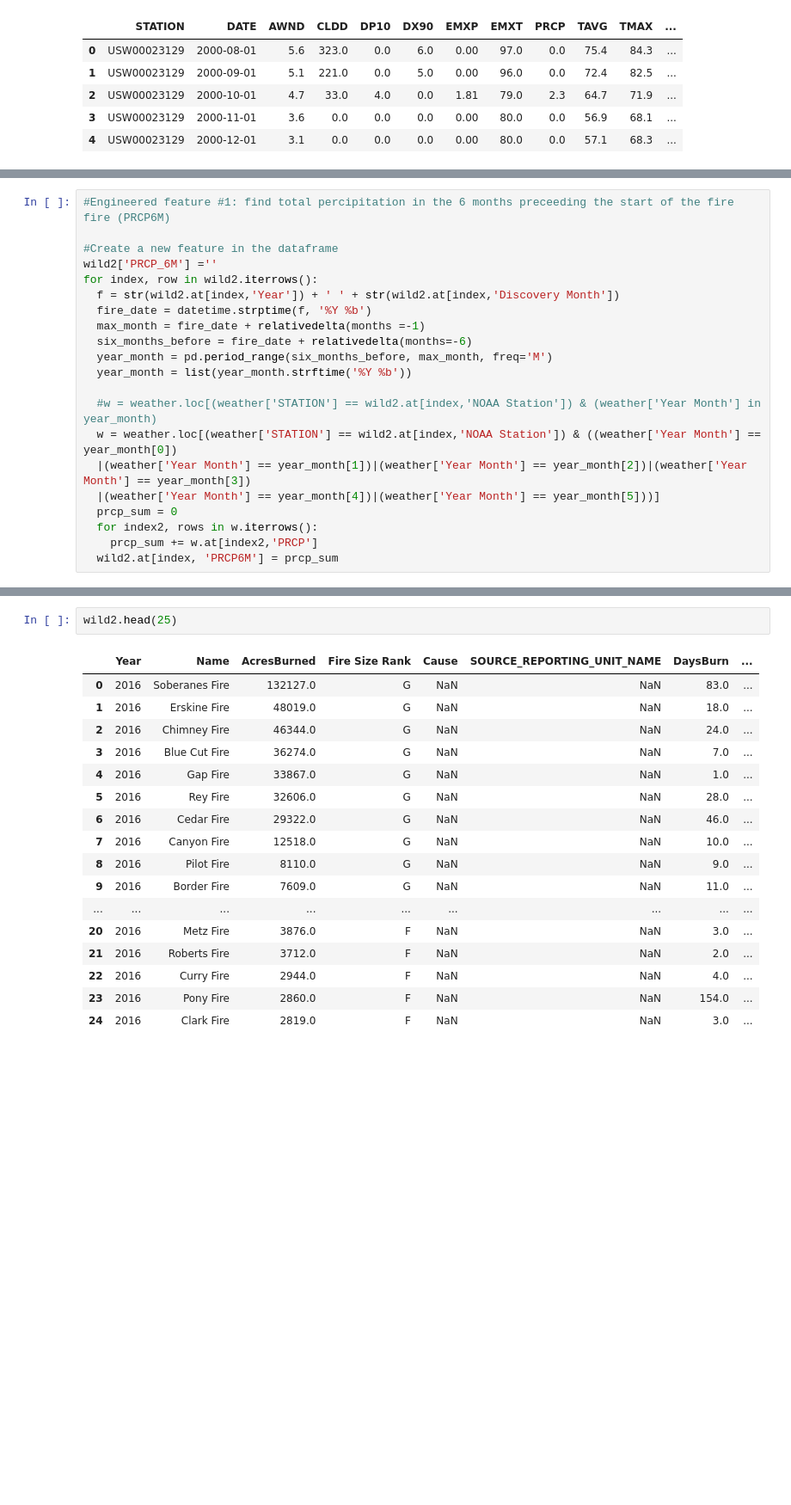
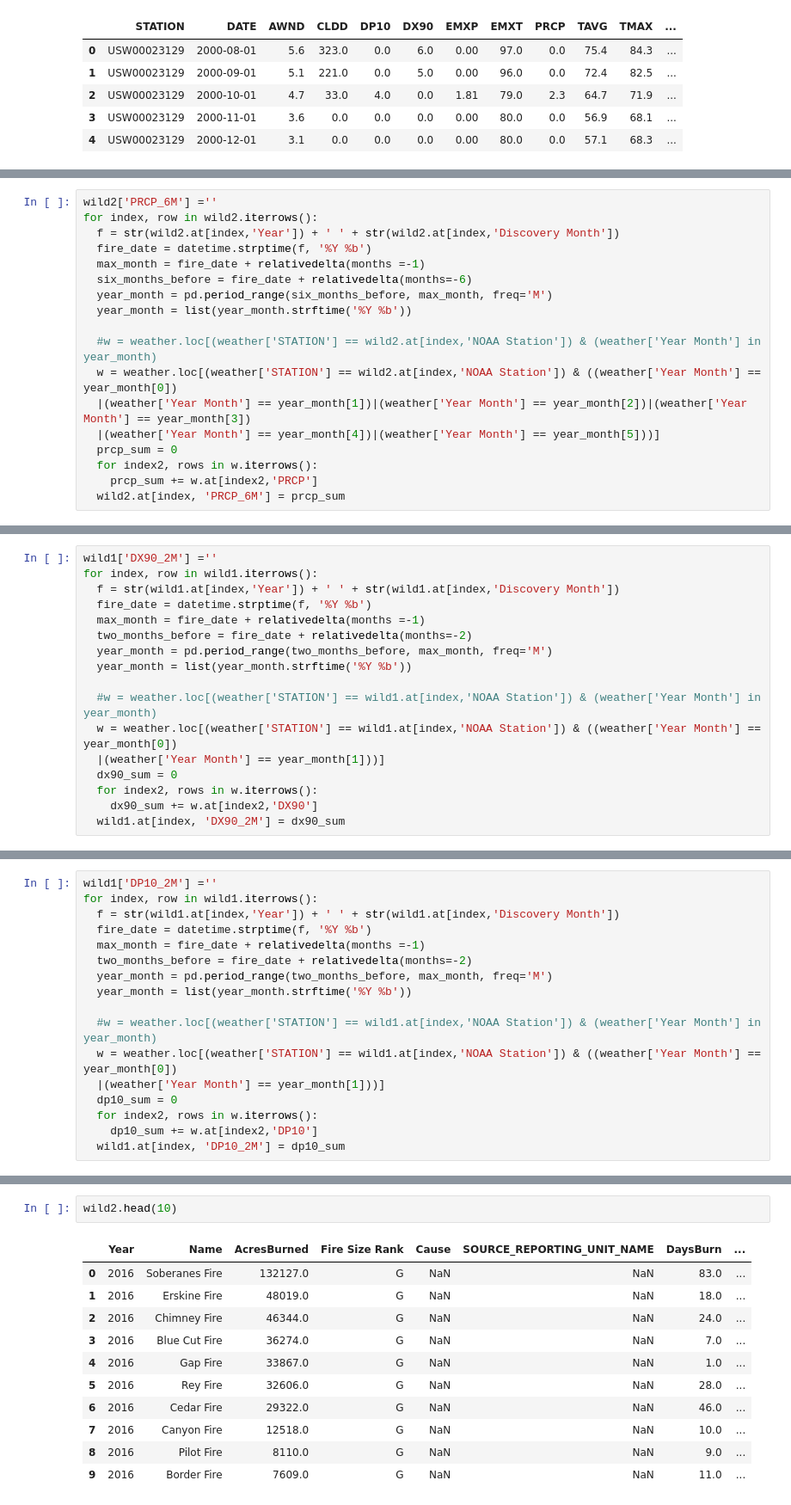
Before and after one commit to mnocerino23/Wildfire-Forecaster, a Jupyter notebook: NOAA_weatherdata.ipynb, the cells around one changed output, grey strips where cells are left out. Shown at 86% size. Cells and saved outputs as stored; diff of their text form; blank space fills up the shorter version.

```diff
--- a/NOAA_weatherdata.ipynb
+++ b/NOAA_weatherdata.ipynb
@@ -438,7 +432,4 @@ weather.head()
 # %%
-#Engineered feature #1: find total percipitation in the 6 months preceeding the start of the fire fire (PRCP6M)
-
-#Create a new feature in the dataframe
 wild2['PRCP_6M'] =''
 for index, row in wild2.iterrows():
   f = str(wild2.at[index,'Year']) + ' ' + str(wild2.at[index,'Discovery Month'])
@@ -455,4 +446,4 @@ for index, row in wild2.iterrows():
   prcp_sum = 0
   for index2, rows in w.iterrows():
     prcp_sum += w.at[index2,'PRCP']
-  wild2.at[index, 'PRCP6M'] = prcp_sum
+  wild2.at[index, 'PRCP_6M'] = prcp_sum
@@ -478 +490,18 @@ for index, row in wild2.iterrows():
+# %%
+wild1['DX90_2M'] =''
+for index, row in wild1.iterrows():
+  f = str(wild1.at[index,'Year']) + ' ' + str(wild1.at[index,'Discovery Month'])
+  fire_date = datetime.strptime(f, '%Y %b')
+  max_month = fire_date + relativedelta(months =-1)
+  two_months_before = fire_date + relativedelta(months=-2)
+  year_month = pd.period_range(two_months_before, max_month, freq='M')
+  year_month = list(year_month.strftime('%Y %b'))
+
+  #w = weather.loc[(weather['STATION'] == wild1.at[index,'NOAA Station']) & (weather['Year Month'] in year_month)
+  w = weather.loc[(weather['STATION'] == wild1.at[index,'NOAA Station']) & ((weather['Year Month'] == year_month[0])
+  |(weather['Year Month'] == year_month[1]))]
+  dx90_sum = 0
+  for index2, rows in w.iterrows():
+    dx90_sum += w.at[index2,'DX90']
+  wild1.at[index, 'DX90_2M'] = dx90_sum
 # %%
@@ -496 +526,18 @@ for index, row in wild2.iterrows():
+# %%
+wild1['DP10_2M'] =''
+for index, row in wild1.iterrows():
+  f = str(wild1.at[index,'Year']) + ' ' + str(wild1.at[index,'Discovery Month'])
+  fire_date = datetime.strptime(f, '%Y %b')
+  max_month = fire_date + relativedelta(months =-1)
+  two_months_before = fire_date + relativedelta(months=-2)
+  year_month = pd.period_range(two_months_before, max_month, freq='M')
+  year_month = list(year_month.strftime('%Y %b'))
+
+  #w = weather.loc[(weather['STATION'] == wild1.at[index,'NOAA Station']) & (weather['Year Month'] in year_month)
+  w = weather.loc[(weather['STATION'] == wild1.at[index,'NOAA Station']) & ((weather['Year Month'] == year_month[0])
+  |(weather['Year Month'] == year_month[1]))]
+  dp10_sum = 0
+  for index2, rows in w.iterrows():
+    dp10_sum += w.at[index2,'DP10']
+  wild1.at[index, 'DP10_2M'] = dp10_sum
 # %%
@@ -514,20 +575,14 @@ for index, row in wild2.iterrows():
 # %%
-wild2.head(25)
+wild2.head(10)
 # %% [output]
 |  | Year | Name | AcresBurned | Fire Size Rank | Cause | SOURCE_REPORTING_UNIT_NAME | DaysBurn | ... |
 | 0 | 2016 | Soberanes Fire | 132127.0 | G | NaN | NaN | 83.0 | ... |
 | 1 | 2016 | Erskine Fire | 48019.0 | G | NaN | NaN | 18.0 | ... |
 | 2 | 2016 | Chimney Fire | 46344.0 | G | NaN | NaN | 24.0 | ... |
 | 3 | 2016 | Blue Cut Fire | 36274.0 | G | NaN | NaN | 7.0 | ... |
 | 4 | 2016 | Gap Fire | 33867.0 | G | NaN | NaN | 1.0 | ... |
 | 5 | 2016 | Rey Fire | 32606.0 | G | NaN | NaN | 28.0 | ... |
 | 6 | 2016 | Cedar Fire | 29322.0 | G | NaN | NaN | 46.0 | ... |
 | 7 | 2016 | Canyon Fire | 12518.0 | G | NaN | NaN | 10.0 | ... |
 | 8 | 2016 | Pilot Fire | 8110.0 | G | NaN | NaN | 9.0 | ... |
 | 9 | 2016 | Border Fire | 7609.0 | G | NaN | NaN | 11.0 | ... |
-| ... | ... | ... | ... | ... | ... | ... | ... | ... |
-| 20 | 2016 | Metz Fire | 3876.0 | F | NaN | NaN | 3.0 | ... |
-| 21 | 2016 | Roberts Fire | 3712.0 | F | NaN | NaN | 2.0 | ... |
-| 22 | 2016 | Curry Fire | 2944.0 | F | NaN | NaN | 4.0 | ... |
-| 23 | 2016 | Pony Fire | 2860.0 | F | NaN | NaN | 154.0 | ... |
-| 24 | 2016 | Clark Fire | 2819.0 | F | NaN | NaN | 3.0 | ... |
```
Also changed, not shown: parts of 20 cells of this notebook.
